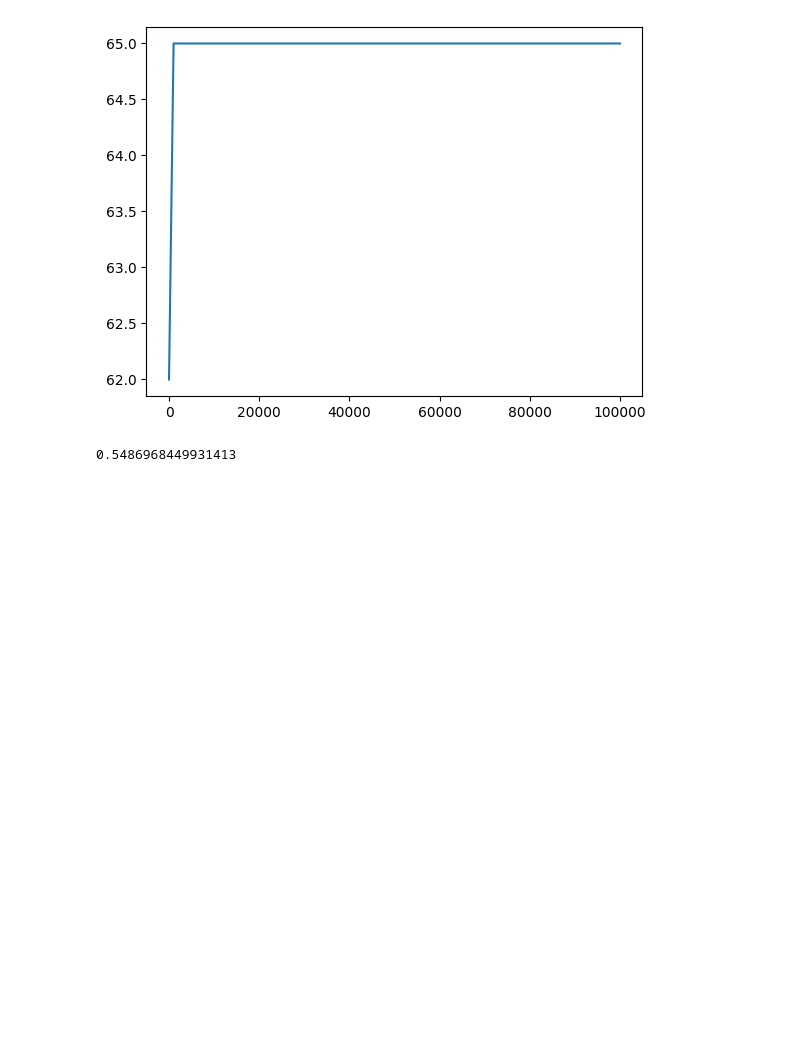
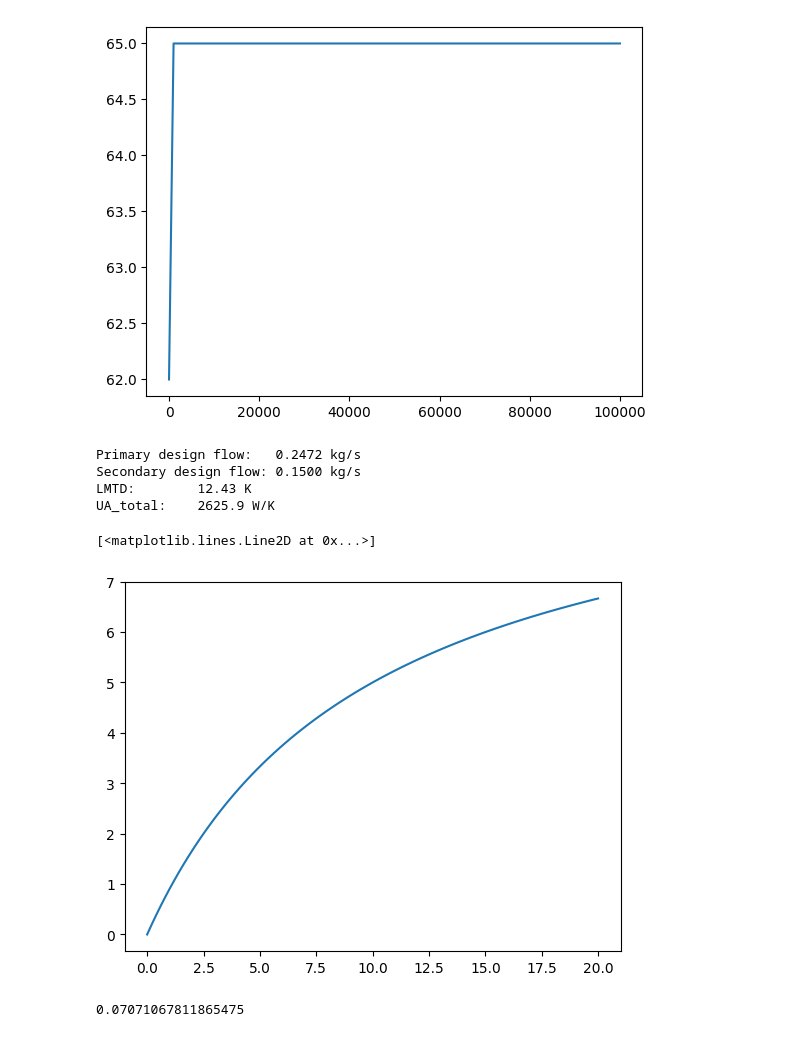
Before and after one commit to Pietervb2/thesis, a Jupyter notebook: debug.ipynb, the cells around one changed output. Cells and saved outputs as stored; diff of their text form; code cells hidden in the pictures; blank space fills up the shorter version.

```diff
--- a/debug.ipynb
+++ b/debug.ipynb
@@ -601,15 +608,57 @@ plt.plot(Q,T_supply)
 # %% [output]
 [<matplotlib.lines.Line2D at 0x...>]
 [figure]
-# %%
-r_inner = 0.01
-r_outer = 0.0135
-k = 0.3
-rho_water = 1000
-c_p = 4181
-
-
-
-r_inner**2 / r_outer **2
-# %% [output]
-0.5486968449931413
+# %%
+import numpy as np
+
+c_water = 4180  # J/kg·K
+
+# Design conditions from datasheet
+Qdot_des       = 31e3   # W
+Th_in_des      = 65     # °C
+Th_out_des     = 35     # °C
+Tc_in_des      = 10     # °C
+Tc_out_des     = 60     # °C
+F              = 0.95
+
+# Nominal flow rates — from datasheet directly
+mdot_secondary_des = 9 / 60 * 1.0          # 9 l/min → kg/s = 0.150 kg/s
+mdot_primary_des   = Qdot_des / (c_water * (Th_in_des - Th_out_des))
+# = 31000 / (4180 * 30) = 0.247 kg/s — consistent with your 0.24 kg/s
+
+print(f"Primary design flow:   {mdot_primary_des:.4f} kg/s")
+print(f"Secondary design flow: {mdot_secondary_des:.4f} kg/s")
+
+# Design UA from LMTD
+delta1 = Th_in_des - Tc_out_des    # 65 - 60 = 5 K
+delta2 = Th_out_des - Tc_in_des    # 35 - 10 = 25 K
+dTlm   = (delta2 - delta1) / np.log(delta2 / delta1)
+UA_total_des = Qdot_des / (dTlm * F)
+
+print(f"LMTD:        {dTlm:.2f} K")
+print(f"UA_total:    {UA_total_des:.1f} W/K")
+
+# Split UA into two sides
+# For a plate HX with liquid-liquid, resistances are often assumed equal
+# This gives UA1_des = UA2_des = 2 * UA_total
+UA1_des = 2 * UA_total_des   # primary side
+UA2_des = 2 * UA_total_des   # secondary side
+# %% [output]
+Primary design flow:   0.2472 kg/s
+Secondary design flow: 0.1500 kg/s
+LMTD:        12.43 K
+UA_total:    2625.9 W/K
+# %%
+R1 = 10
+R2 = np.linspace(0,20,100)
+
+Rtot = R1 * R2 / (R1 + R2)
+
+plt.plot(R2,Rtot)
+# %% [output]
+[<matplotlib.lines.Line2D at 0x...>]
+[figure, added]
+# %%
+0.050 / np.sqrt(0.5)
+# %% [output]
+0.07071067811865475
```
Also changed, not shown: parts of 7 cells of this notebook, 5 other files.
